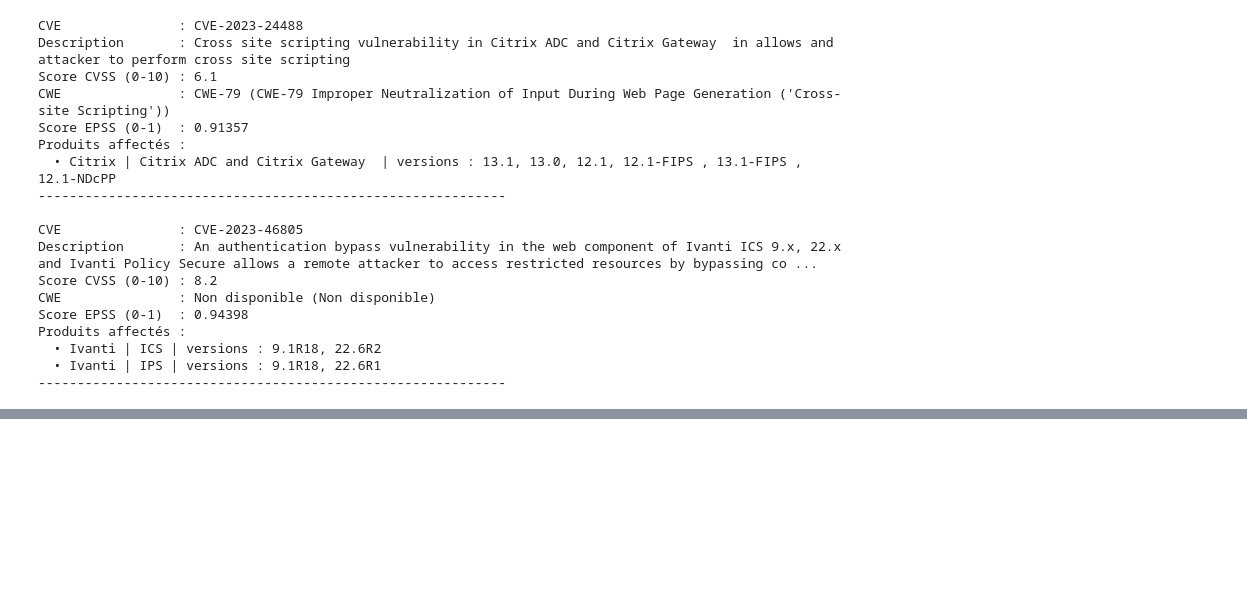
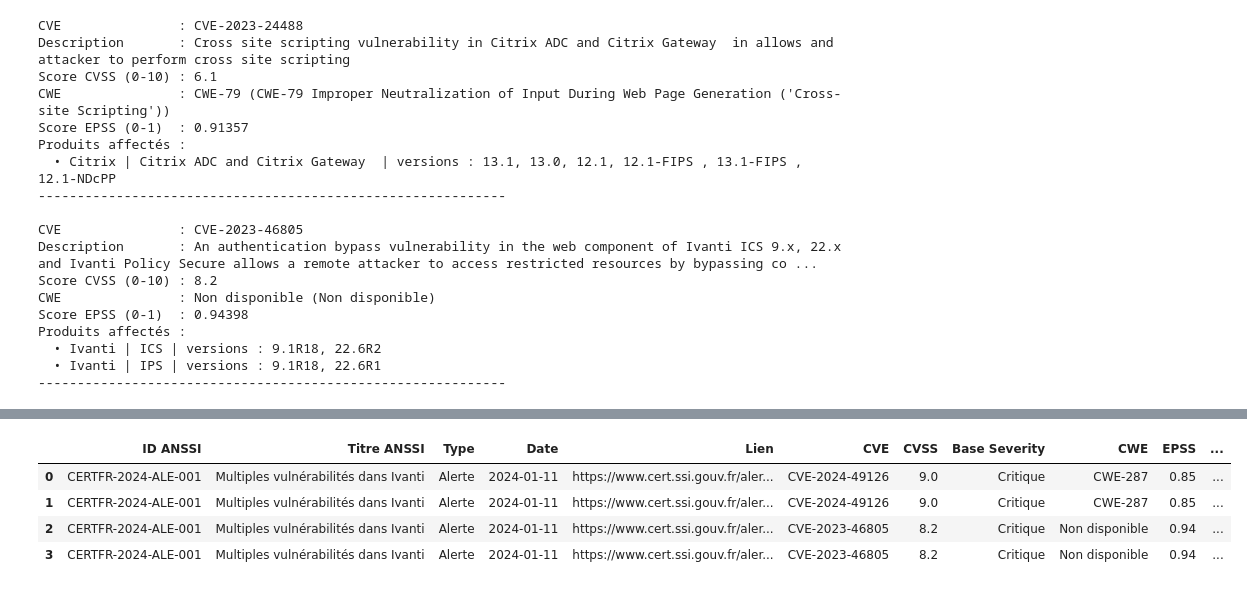
Before and after one commit to begumsozer/Atelier_Data_Project, a Jupyter notebook: Avis_Alertes_Analysis.ipynb, the cells around one changed output, grey strips where cells are left out. Drawn from its saved outputs; the diff is of its cells as text; code cells hidden in the pictures; blank space fills up the shorter version.

```diff
--- a/Avis_Alertes_Analysis.ipynb
+++ b/Avis_Alertes_Analysis.ipynb
@@ -222,0 +252,85 @@ Produits affectés :
+# %%
+# Cell 1 : imports
+import requests
+import pandas as pd
+from IPython.display import display
+
+# Cell 2 : exemples de données
+bulletins = [
+    {
+        "id": "CERTFR-2024-ALE-001",
+        "title": "Multiples vulnérabilités dans Ivanti",
+        "type": "Alerte",
+        "date": "2024-01-11",
+        "link": "https://www.cert.ssi.gouv.fr/alerte/CERTFR-2024-ALE-001/json/"
+    }
+]
+cve_records = [
+    {
+        "cve_id": "CVE-2024-49126",
+        "description": "Authentication bypass vulnerability…",
+        "cvss_score": 9.0,
+        "cwe": "CWE-287",
+        "epss_score": 0.85,
+        "affected": [
+            {"vendor": "Ivanti", "product": "ICS", "versions": ["9.1R18","22.6R2"]},
+            {"vendor": "Ivanti", "product": "IPS", "versions": ["9.1R18","22.6R1"]},
+        ]
+    },
+    {
+        "cve_id": "CVE-2023-46805",
+        "description": "Authentication bypass vulnerability…",
+        "cvss_score": 8.2,
+        "cwe": None,
+        "epss_score": 0.94,
+        "affected": [
+            {"vendor": "Ivanti", "product": "ICS", "versions": ["9.1R18","22.6R2"]},
+            {"vendor": "Ivanti", "product": "IPS", "versions": ["9.1R18","22.6R1"]},
+        ]
+    }
+]
+
+# Cell 3 : helper pour la gravité
+def get_severity_label(score):
+    if score is None:
+        return "Non disponible"
+    if score <= 3:
+        return "Faible"
+    if score <= 6:
+        return "Moyenne"
+    if score <= 8:
+        return "Élevée"
+    return "Critique"
+
+# Cell 4 : construction du DataFrame
+rows = []
+for b in bulletins:
+    for rec in cve_records:
+        for prod in rec["affected"]:
+            rows.append({
+                "ID ANSSI": b["id"],
+                "Titre ANSSI": b["title"],
+                "Type": b["type"],
+                "Date": b["date"],
+                "Lien": b["link"],
+                "CVE": rec["cve_id"],
+                "CVSS": rec["cvss_score"],
+                "Base Severity": get_severity_label(rec["cvss_score"]),
+                "CWE": rec["cwe"] or "Non disponible",
+                "EPSS": rec["epss_score"],
+                "Description": rec["description"],
+                "Éditeur": prod["vendor"],
+                "Produit": prod["product"],
+                "Versions affectées": ", ".join(prod["versions"])
+            })
+
+df = pd.DataFrame(rows)
+
+# Cell 5 : affichage
+display(df)
+# %% [output]
+|  | ID ANSSI | Titre ANSSI | Type | Date | Lien | CVE | CVSS | Base Severity | CWE | EPSS | ... |
+| 0 | CERTFR-2024-ALE-001 | Multiples vulnérabilités dans Ivanti | Alerte | 2024-01-11 | https://www.cert.ssi.gouv.fr/aler... | CVE-2024-49126 | 9.0 | Critique | CWE-287 | 0.85 | ... |
+| 1 | CERTFR-2024-ALE-001 | Multiples vulnérabilités dans Ivanti | Alerte | 2024-01-11 | https://www.cert.ssi.gouv.fr/aler... | CVE-2024-49126 | 9.0 | Critique | CWE-287 | 0.85 | ... |
+| 2 | CERTFR-2024-ALE-001 | Multiples vulnérabilités dans Ivanti | Alerte | 2024-01-11 | https://www.cert.ssi.gouv.fr/aler... | CVE-2023-46805 | 8.2 | Critique | Non disponible | 0.94 | ... |
+| 3 | CERTFR-2024-ALE-001 | Multiples vulnérabilités dans Ivanti | Alerte | 2024-01-11 | https://www.cert.ssi.gouv.fr/aler... | CVE-2023-46805 | 8.2 | Critique | Non disponible | 0.94 | ... |
```
Also changed, not shown: parts of 1 cell of this notebook.
